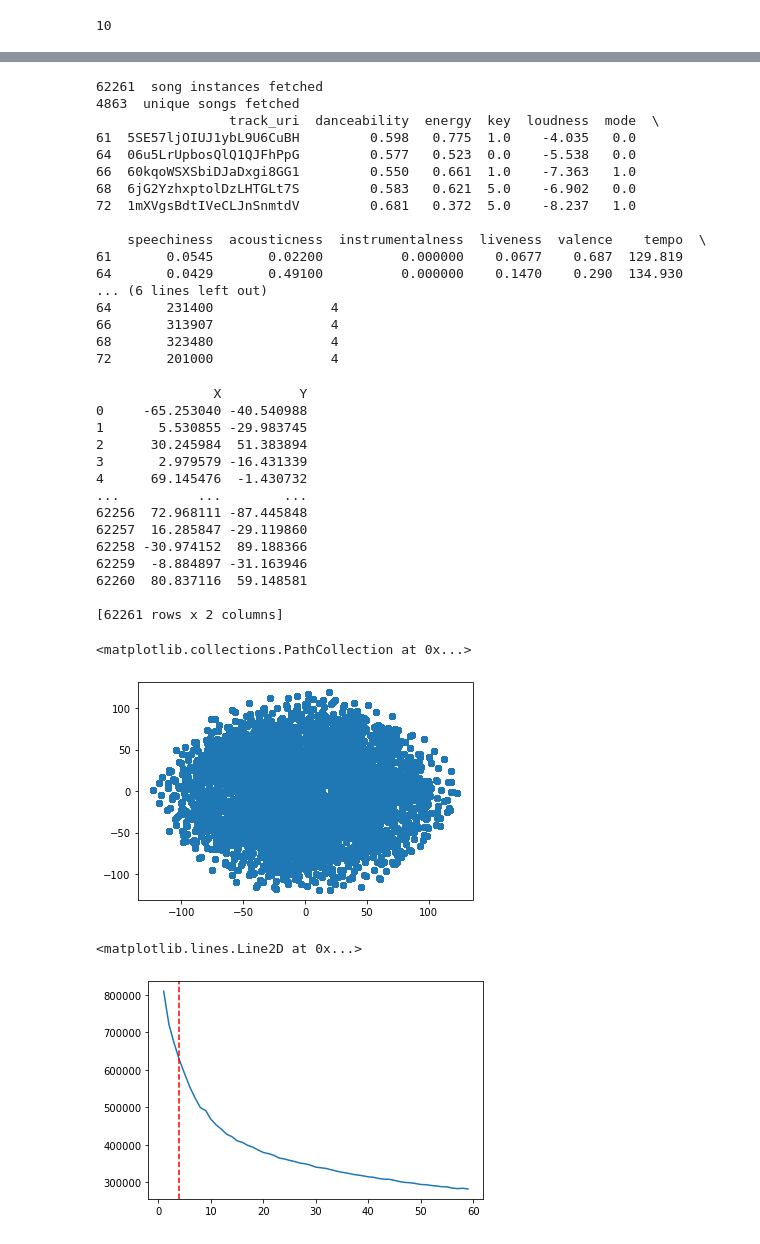
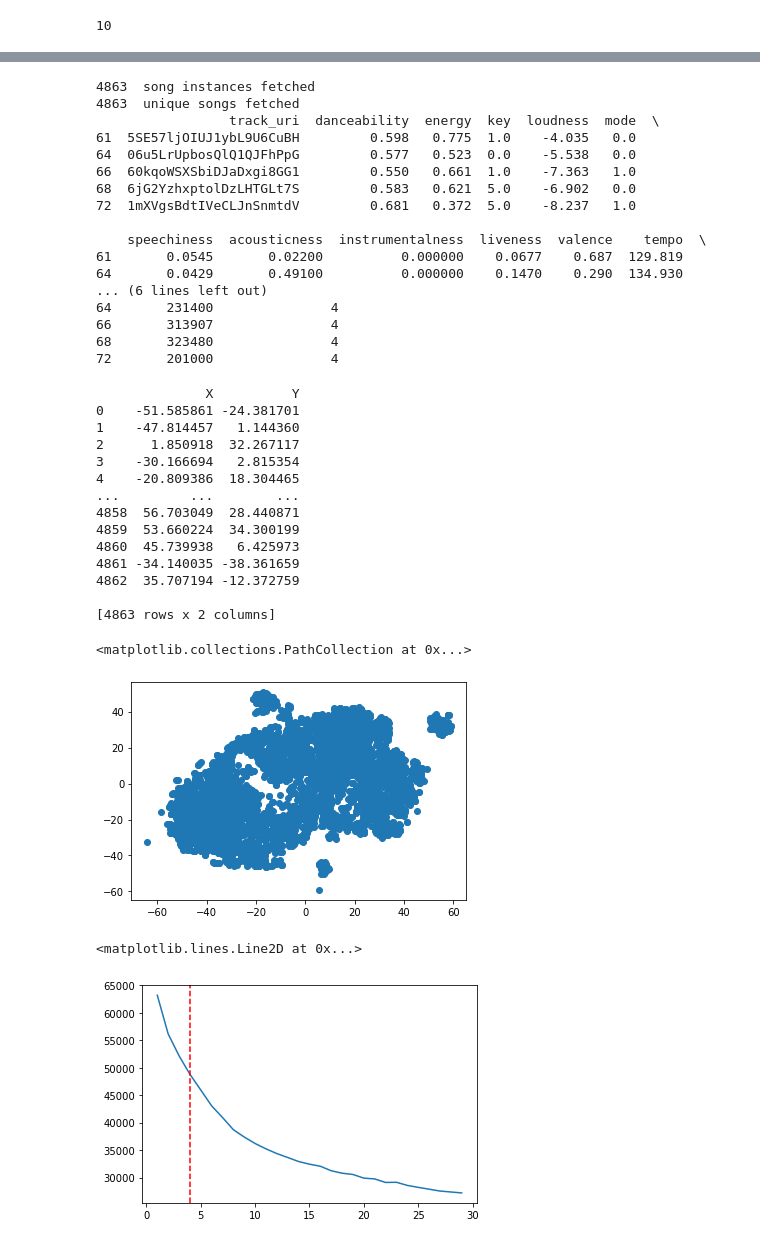
Before and after one commit to AlexanderFriedrichsen/cs254_playlist_project, a Jupyter notebook: k_means.ipynb, the cells around one changed output, grey strips where cells are left out. Cells and saved outputs as stored; diff of their text form; code cells hidden in the pictures.

```diff
--- a/k_means.ipynb
+++ b/k_means.ipynb
@@ -42,6 +42,7 @@ for w in range(len(input_words)):
     sql_select += " name LIKE '%" + input_words[w] + "%'"
     if w != len(input_words) -1:
         sql_select += " OR"
+sql_select += " LIMIT 50"
 pl_train = cur.execute(sql_select).fetchall()
 # %%
 # Get X data (average playlist features)
@@ -232,11 +234,10 @@ def get_target_cluster_songs(target_cluster):
     tracks = pd.DataFrame(result, columns = cols)
     tracks = tracks[tracks['track_uri'].map(tracks['track_uri'].value_counts()) > 3]
 
-    #tracks['counts'] = tracks.groupby(['track_uri'])['time_signature'].transform('count')
-
-    #tracks = tracks.drop_duplicates(subset=['track_uri'])
+    track_counts = pd.DataFrame()
+    track_counts['counts'] = tracks.groupby(['track_uri'])['time_signature'].transform('count')
+    tracks = tracks.drop_duplicates(subset=['track_uri'])
     #song_instances = tracks['counts'].sum()
-
 
     num_unique_songs = len(pd.unique(tracks['track_uri']))
     print(len(tracks), " song instances fetched")
@@ -246,7 +247,7 @@ def get_target_cluster_songs(target_cluster):
 # %%
 target_cluster_songs = get_target_cluster_songs(target_cluster[0])
 # %% [output]
-62261  song instances fetched
+4863  song instances fetched
 4863  unique songs fetched
                  track_uri  danceability  energy  key  loudness  mode  \
 61  5SE57ljOIUJ1ybL9U6CuBH         0.598   0.775  1.0    -4.035   0.0
@@ -276,39 +277,39 @@ song_data_df = pd.DataFrame(tsne_transformer_song.transform(scaled_song_x), colu
 
 print(song_data_df)
 # %% [output]
-               X          Y
-0     -65.253040 -40.540988
-1       5.530855 -29.983745
-2      30.245984  51.383894
-3       2.979579 -16.431339
-4      69.145476  -1.430732
-...          ...        ...
-62256  72.968111 -87.445848
-62257  16.285847 -29.119860
-62258 -30.974152  89.188366
-62259  -8.884897 -31.163946
-62260  80.837116  59.148581
+              X          Y
+0    -51.585861 -24.381701
+1    -47.814457   1.144360
+2      1.850918  32.267117
+3    -30.166694   2.815354
+4    -20.809386  18.304465
+...         ...        ...
+4858  56.703049  28.440871
+4859  53.660224  34.300199
+4860  45.739938   6.425973
+4861 -34.140035 -38.361659
+4862  35.707194 -12.372759
 
-[62261 rows x 2 columns]
+[4863 rows x 2 columns]
 # %%
 plt.scatter(x='X', y='Y', data=song_data_df)
 # %% [output]
 <matplotlib.collections.PathCollection at 0x...>
-[figure, old version]
+[figure, new version]
 # %%
 wcss = []
-for number_of_clusters in range(1, 60):
+for number_of_clusters in range(1, 30):
     kmeans = KMeans(n_clusters = number_of_clusters, random_state = 42)
     kmeans.fit(scaled_song_x)
     wcss.append(kmeans.inertia_)
 wcss
 
-ks = range(1, 60)
+ks = range(1, 30)
 plt.plot(ks, wcss)
 plt.axvline(4, linestyle='--', color='r')
 # %% [output]
 <matplotlib.lines.Line2D at 0x...>
-[figure, old version]
+[figure, new version]
 # %%
 n_clusters = 20
 kmeans_song = KMeans(n_clusters=n_clusters, random_state=42)
```
Also changed, not shown: parts of 7 cells of this notebook, 3 other files.
